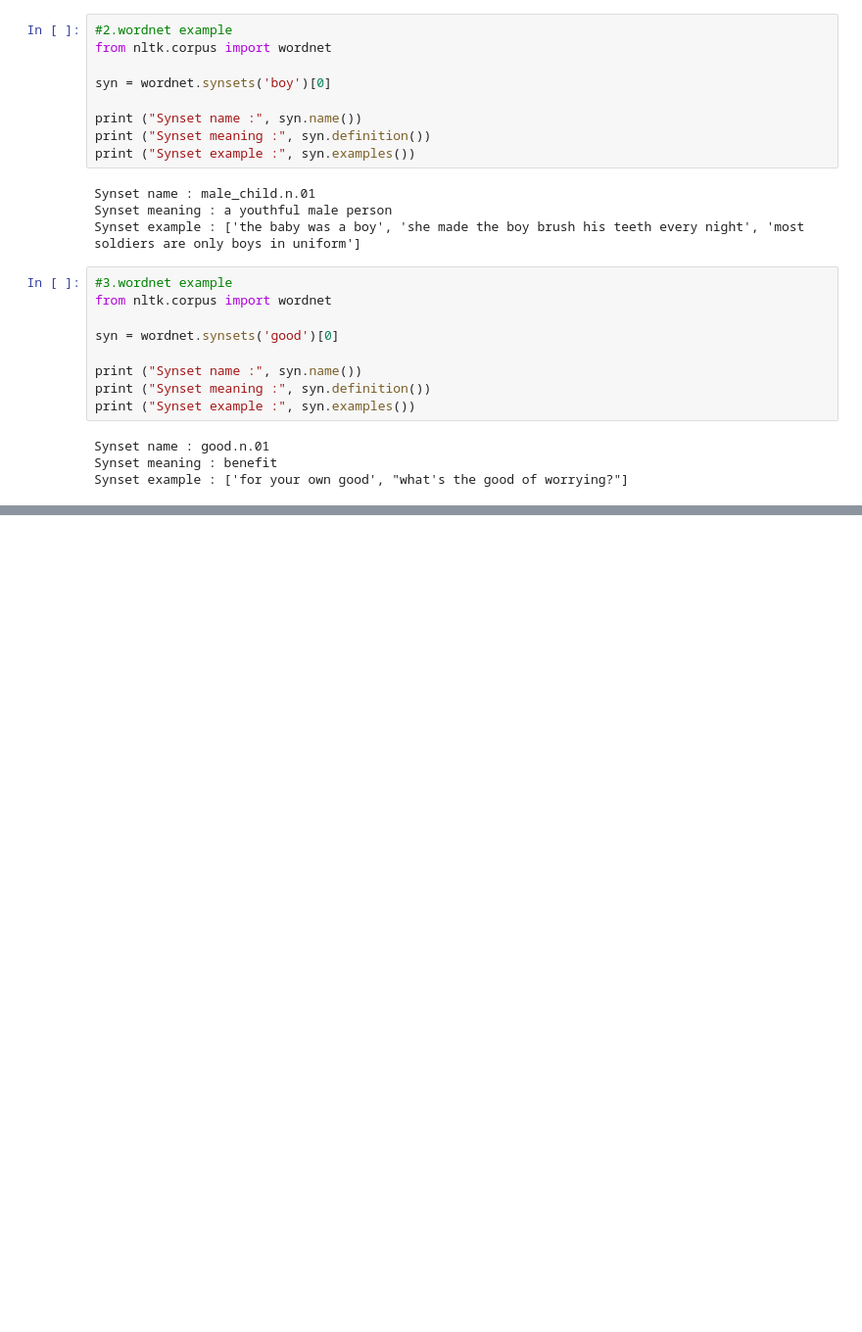
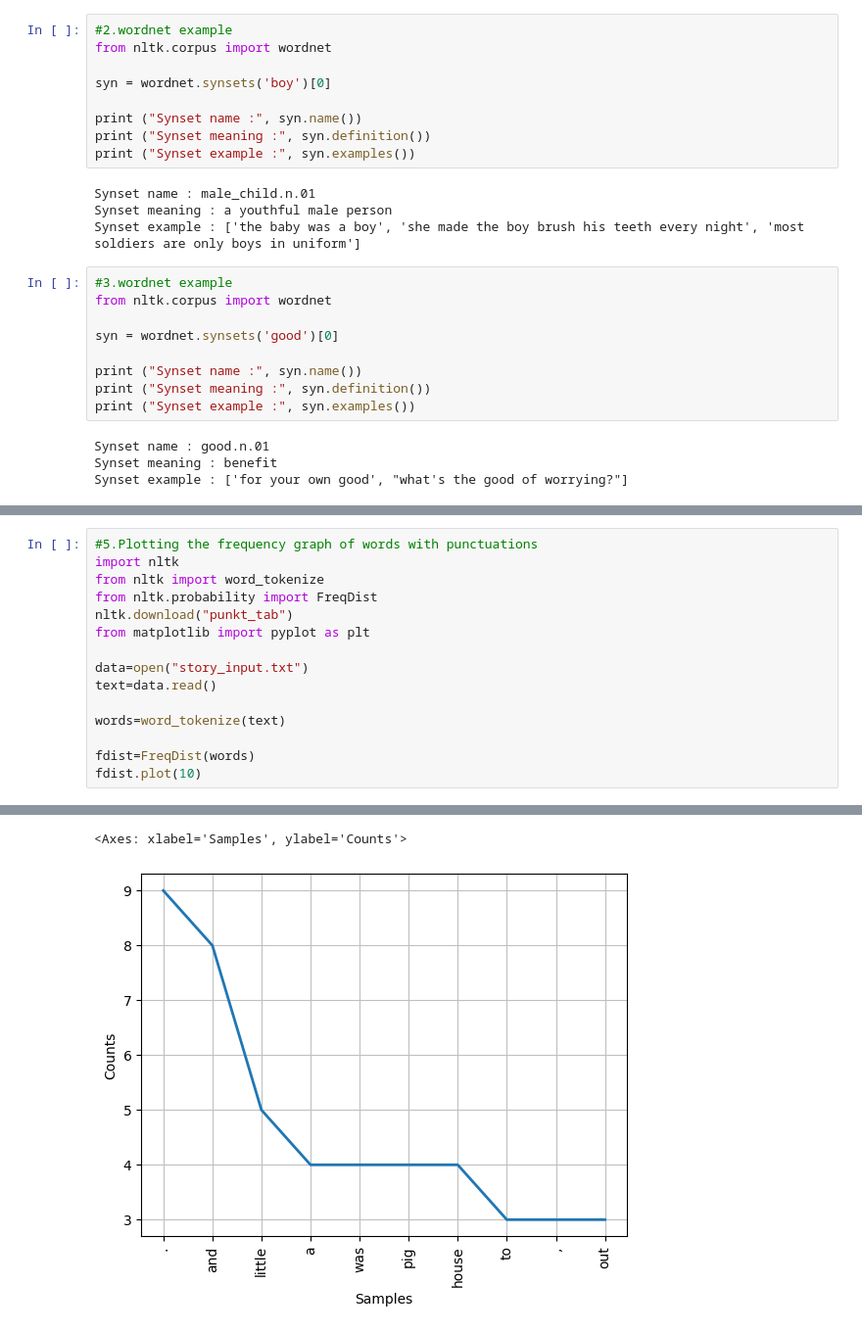
Before and after one commit to lokeshneerasa/NLP, a Jupyter notebook: NLP.ipynb, the cells around one changed output, grey strips where cells are left out. Shown at 98% size. Drawn from its saved outputs; the diff is of its cells as text; blank space fills up the shorter version.

```diff
--- a/NLP.ipynb
+++ b/NLP.ipynb
@@ -450,0 +560,16 @@ Synset example : ['for your own good', "what's the good of worrying?"]
+# %%
+#5.Plotting the frequency graph of words with punctuations
+import nltk
+from nltk import word_tokenize
+from nltk.probability import FreqDist
+nltk.download("punkt_tab")
+from matplotlib import pyplot as plt
+
+data=open("story_input.txt")
+text=data.read()
+
+words=word_tokenize(text)
+
+fdist=FreqDist(words)
+fdist.plot(10)
+# %% [output]
@@ -450,0 +578,2 @@ Synset example : ['for your own good', "what's the good of worrying?"]
+<Axes: xlabel='Samples', ylabel='Counts'>
+[figure, added]
```
Also changed, not shown: parts of 16 cells of this notebook.
